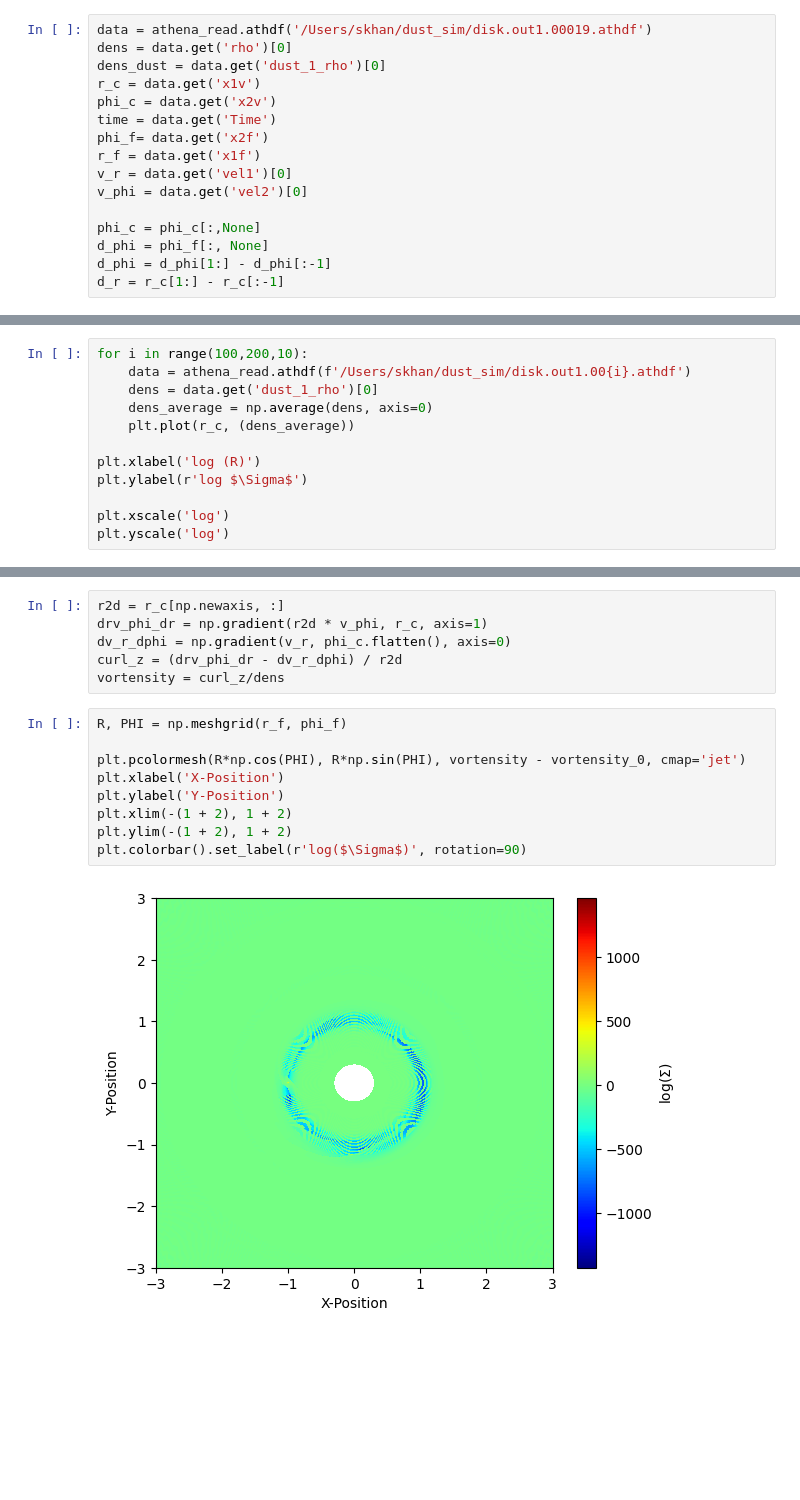
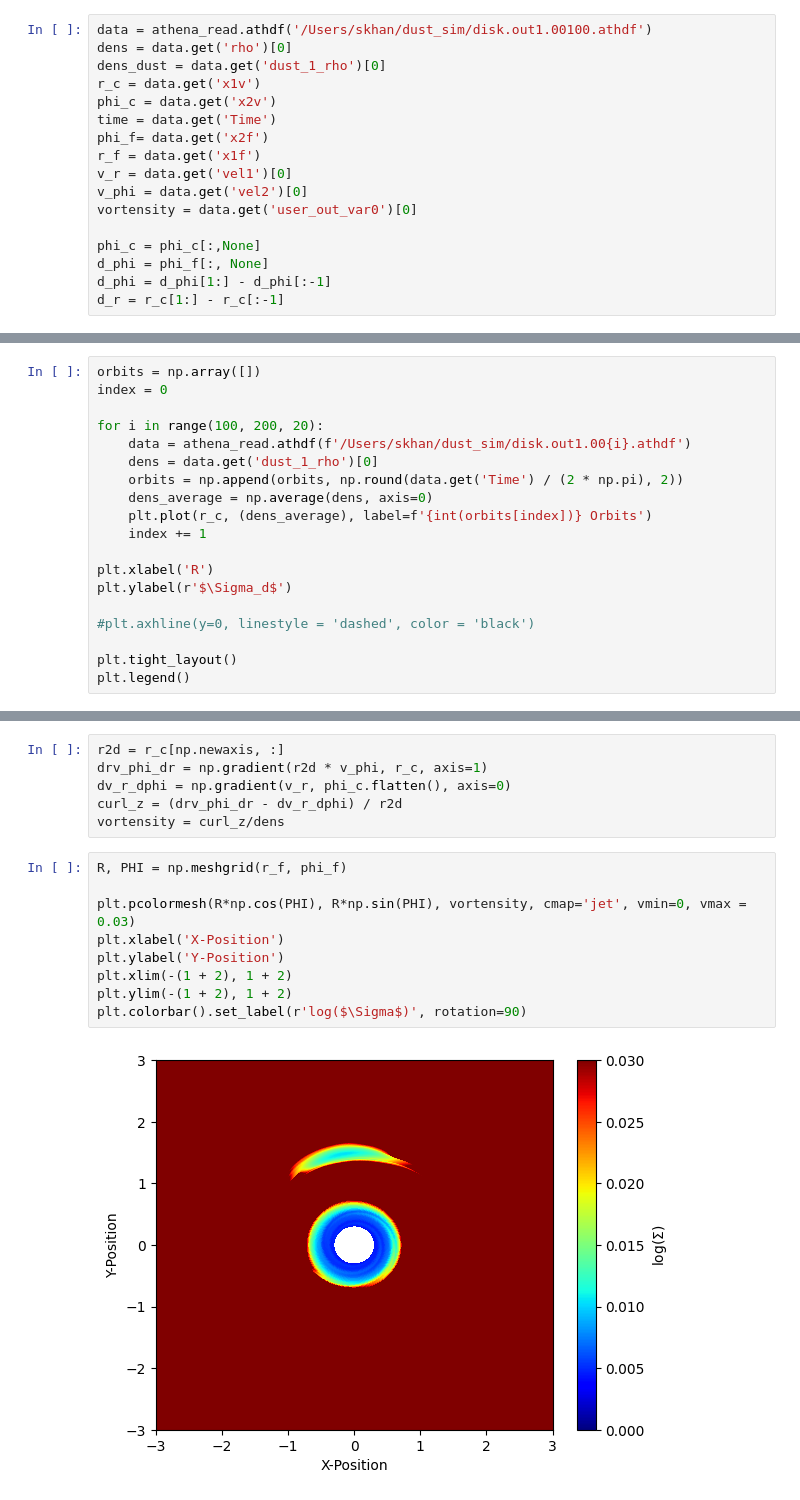
Before and after one commit to SudatKhan/dust_dynamics, a Jupyter notebook: gas_test_analysis.ipynb, the cells around one changed output, grey strips where cells are left out. Saved outputs shown, nothing was run; the diff lists cells and outputs as text; blank space fills up the shorter version.

```diff
--- a/gas_test_analysis.ipynb
+++ b/gas_test_analysis.ipynb
@@ -19,7 +20,7 @@ print(f"x1 = {x1:.15f}")
 # %% [output]
 x1 = 1.007353495539222
 # %%
-data = athena_read.athdf('/Users/skhan/dust_sim/disk.out1.00019.athdf')
+data = athena_read.athdf('/Users/skhan/dust_sim/disk.out1.00100.athdf')
 dens = data.get('rho')[0]
 dens_dust = data.get('dust_1_rho')[0]
 r_c = data.get('x1v')
@@ -29,6 +30,7 @@ phi_f= data.get('x2f')
 r_f = data.get('x1f')
 v_r = data.get('vel1')[0]
 v_phi = data.get('vel2')[0]
+vortensity = data.get('user_out_var0')[0]
 
 phi_c = phi_c[:,None]
 d_phi = phi_f[:, None]
@@ -183,12 +172,0 @@ $$\langle \frac{\delta \Sigma}{\Sigma_0} \rangle = \langle \frac{\Sigma - \Sigma
-# %%
-for i in range(100,200,10):
-    data = athena_read.athdf(f'/Users/skhan/dust_sim/disk.out1.00{i}.athdf')
-    dens = data.get('dust_1_rho')[0]
-    dens_average = np.average(dens, axis=0)
-    plt.plot(r_c, (dens_average))
-
-plt.xlabel('log (R)')
-plt.ylabel(r'log $\Sigma$')
-
-plt.xscale('log')
-plt.yscale('log')
@@ -196,0 +182,19 @@ plt.yscale('log')
+# %%
+orbits = np.array([])
+index = 0
+
+for i in range(100, 200, 20):
+    data = athena_read.athdf(f'/Users/skhan/dust_sim/disk.out1.00{i}.athdf')
+    dens = data.get('dust_1_rho')[0]
+    orbits = np.append(orbits, np.round(data.get('Time') / (2 * np.pi), 2))
+    dens_average = np.average(dens, axis=0)
+    plt.plot(r_c, (dens_average), label=f'{int(orbits[index])} Orbits')
+    index += 1
+
+plt.xlabel('R')
+plt.ylabel(r'$\Sigma_d$')
+
+#plt.axhline(y=0, linestyle = 'dashed', color = 'black')
+
+plt.tight_layout()
+plt.legend()
@@ -225,12 +232,12 @@ vortensity = curl_z/dens
 # %%
 R, PHI = np.meshgrid(r_f, phi_f)
 
-plt.pcolormesh(R*np.cos(PHI), R*np.sin(PHI), vortensity - vortensity_0, cmap='jet')
+plt.pcolormesh(R*np.cos(PHI), R*np.sin(PHI), vortensity, cmap='jet', vmin=0, vmax = 0.03)
 plt.xlabel('X-Position')
 plt.ylabel('Y-Position')
 plt.xlim(-(1 + 2), 1 + 2)
 plt.ylim(-(1 + 2), 1 + 2)
 plt.colorbar().set_label(r'log($\Sigma$)', rotation=90)
 # %% [output]
-[figure, old version]
+[figure, new version]
 # %%
```
Also changed, not shown: parts of 14 cells of this notebook.
